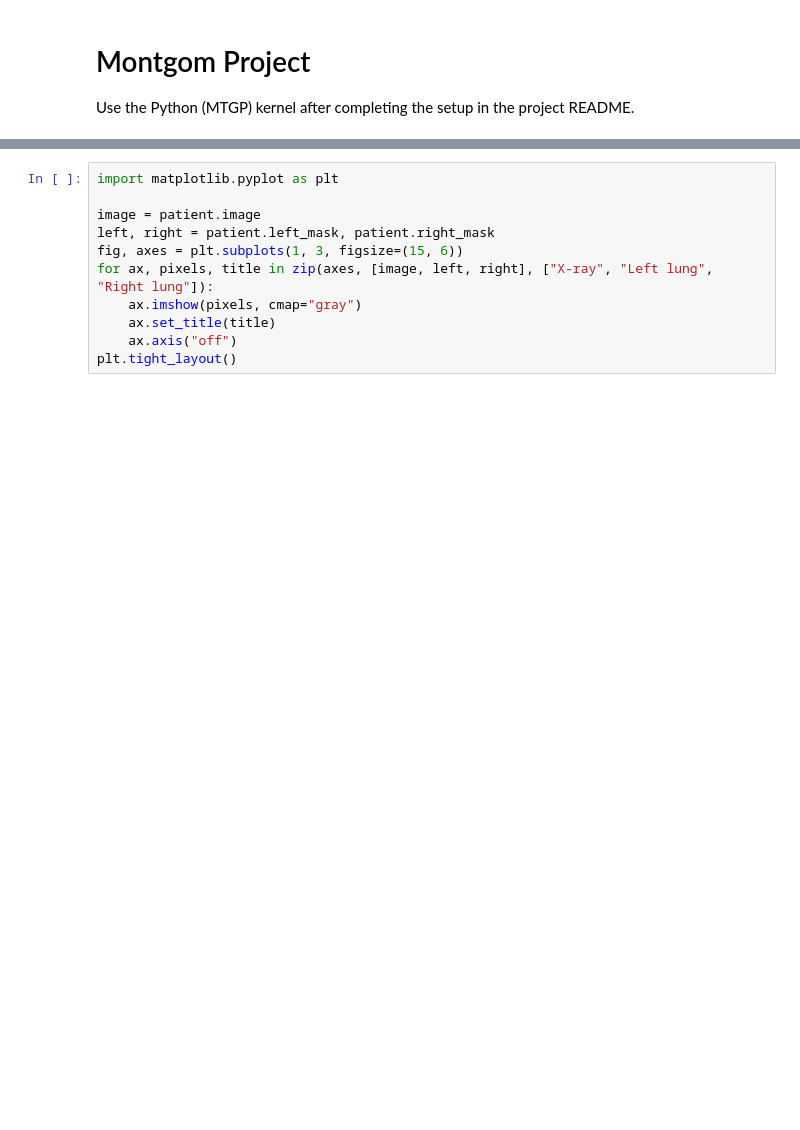
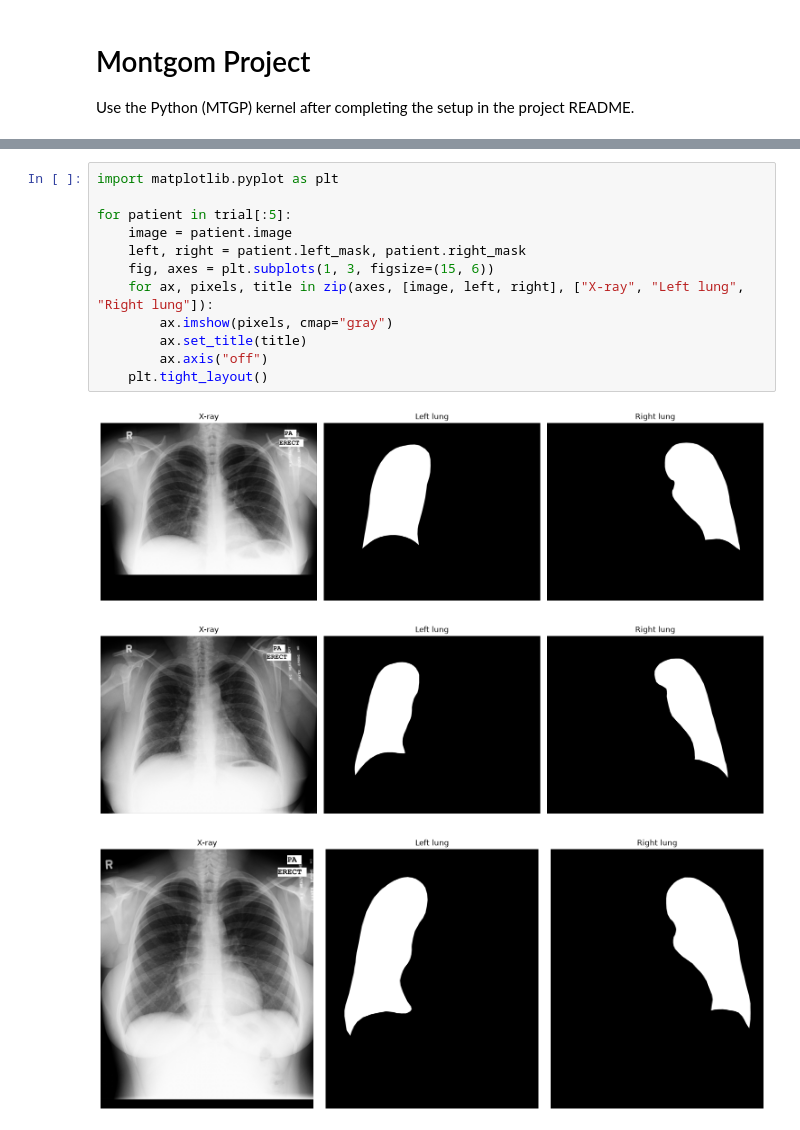
Before and after one commit to THartigan/xray_segmentation_testing, a Jupyter notebook: notebooks/01_getting_started.ipynb, the cells around one changed output, grey strips where cells are left out. Saved outputs shown, nothing was run; the diff lists cells and outputs as text; blank space fills up the shorter version.

```diff
--- a/notebooks/01_getting_started.ipynb
+++ b/notebooks/01_getting_started.ipynb
@@ -19,11 +67,16 @@ patient.metadata
 # %%
 import matplotlib.pyplot as plt
 
-image = patient.image
-left, right = patient.left_mask, patient.right_mask
-fig, axes = plt.subplots(1, 3, figsize=(15, 6))
-for ax, pixels, title in zip(axes, [image, left, right], ["X-ray", "Left lung", "Right lung"]):
-    ax.imshow(pixels, cmap="gray")
-    ax.set_title(title)
-    ax.axis("off")
-plt.tight_layout()
+for patient in trial[:5]:
+    image = patient.image
+    left, right = patient.left_mask, patient.right_mask
+    fig, axes = plt.subplots(1, 3, figsize=(15, 6))
+    for ax, pixels, title in zip(axes, [image, left, right], ["X-ray", "Left lung", "Right lung"]):
+        ax.imshow(pixels, cmap="gray")
+        ax.set_title(title)
+        ax.axis("off")
+    plt.tight_layout()
+# %% [output]
+[figure, added]
+[figure, added]
+[figure, added]
```
Also changed, not shown: parts of 16 cells of this notebook, 3 other files.
